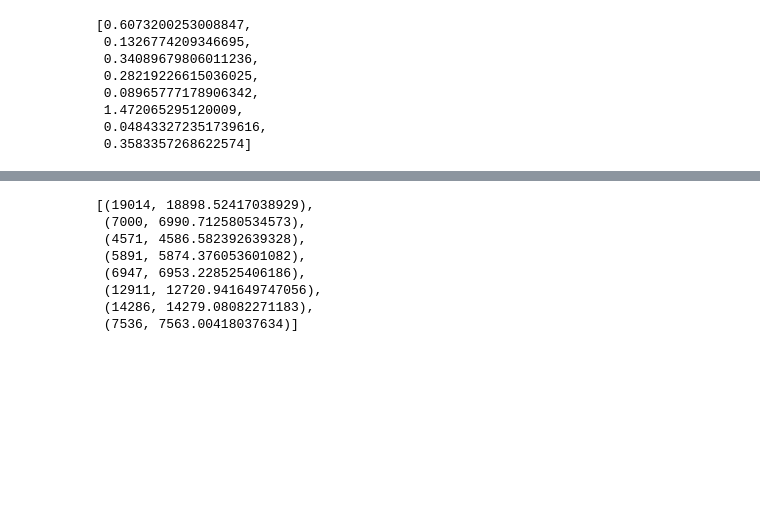
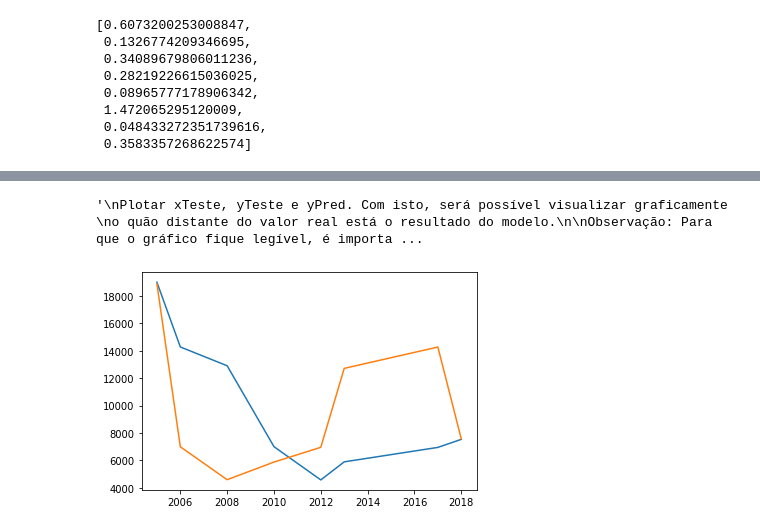
Before and after one commit to alynenogu/Pos-Graduacao---Ciencia-de-Dados, a Jupyter notebook: Machine Learning - monografia.ipynb, the cells around one changed output, grey strips where cells are left out. Cells and saved outputs as stored; diff of their text form; code cells hidden in the pictures; blank space fills up the shorter version.

```diff
--- a/Machine Learning - monografia.ipynb
+++ b/Machine Learning - monografia.ipynb
@@ -68,27 +114,23 @@ prediction_relative_error
 # %%
 #Ordenar a base de testes por ano
 xTestSorted = xTest.sort_values(by=["Ano/Estados"])["Ano/Estados"]
 yTestSorted = [yTest[index] for index in xTestSorted.index]
+#yPredSorted = [yPred[index] for index in xTestSorted.index]
 
-
+plt.plot(xTestSorted,yTestSorted,xTestSorted,yPred)
+#plt.plot(xTestSorted,yPred)
 #Proximos passos
 '''
 Plotar xTeste, yTeste e yPred. Com isto, será possível visualizar graficamente
 o quão distante do valor real está o resultado do modelo.
 
 Observação: Para que o gráfico fique legível, é importante que os dados estejam ordenados
 pelo ano. Isso foi feito para xTest e yTest, que agora são xTestSorted e yTestSorted.
 Falta fazer para o yPred (yPredSorted)
 
 Exemplo do plot:
 plt.plot(xTestSorted, yTestSorted, xTestSorted, yPredSorted)
 '''
 # %% [output]
-[(19014, 18898.52417038929),
- (7000, 6990.712580534573),
- (4571, 4586.582392639328),
- (5891, 5874.376053601082),
- (6947, 6953.228525406186),
- (12911, 12720.941649747056),
- (14286, 14279.08082271183),
- (7536, 7563.00418037634)]
+'\nPlotar xTeste, yTeste e yPred. Com isto, será possível visualizar graficamente \no quão distante do valor real está o resultado do modelo.\n\nObservação: Para que o gráfico fique legível, é importa ...
+[figure, added]
```
Also changed, not shown: parts of 13 cells of this notebook.
